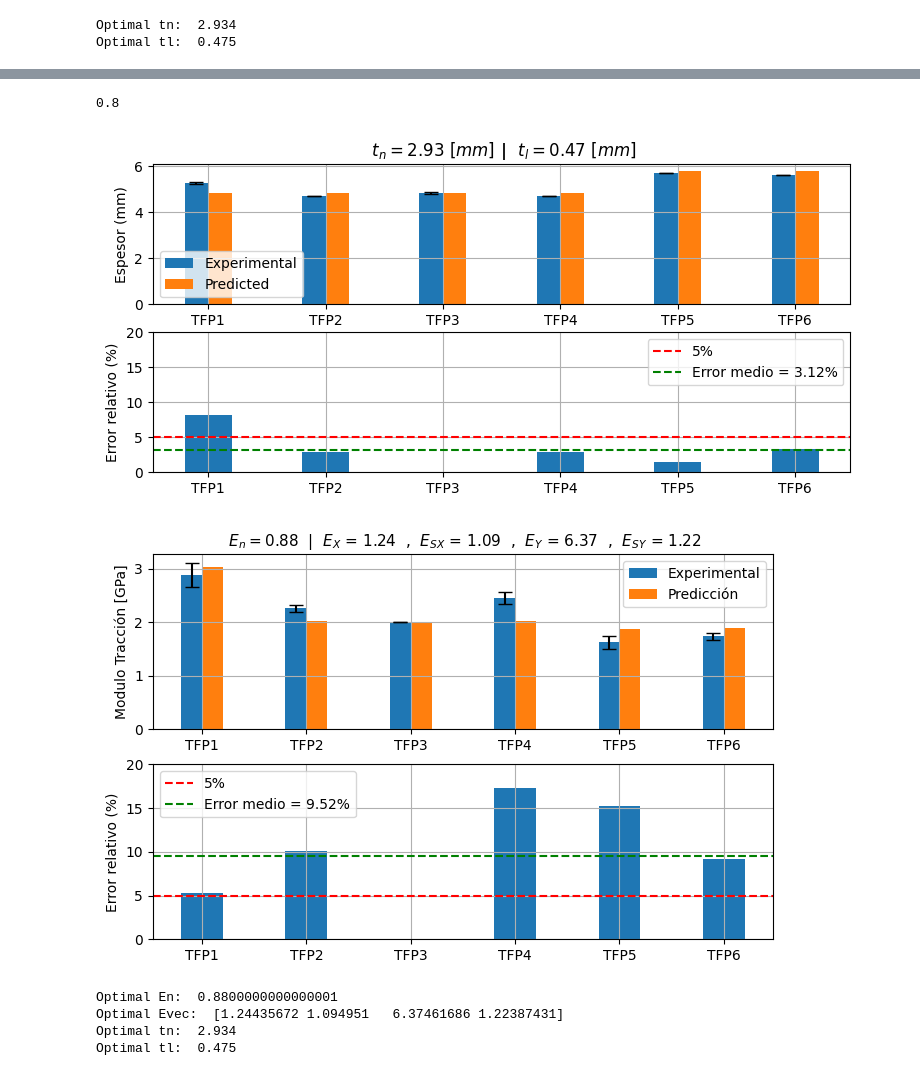
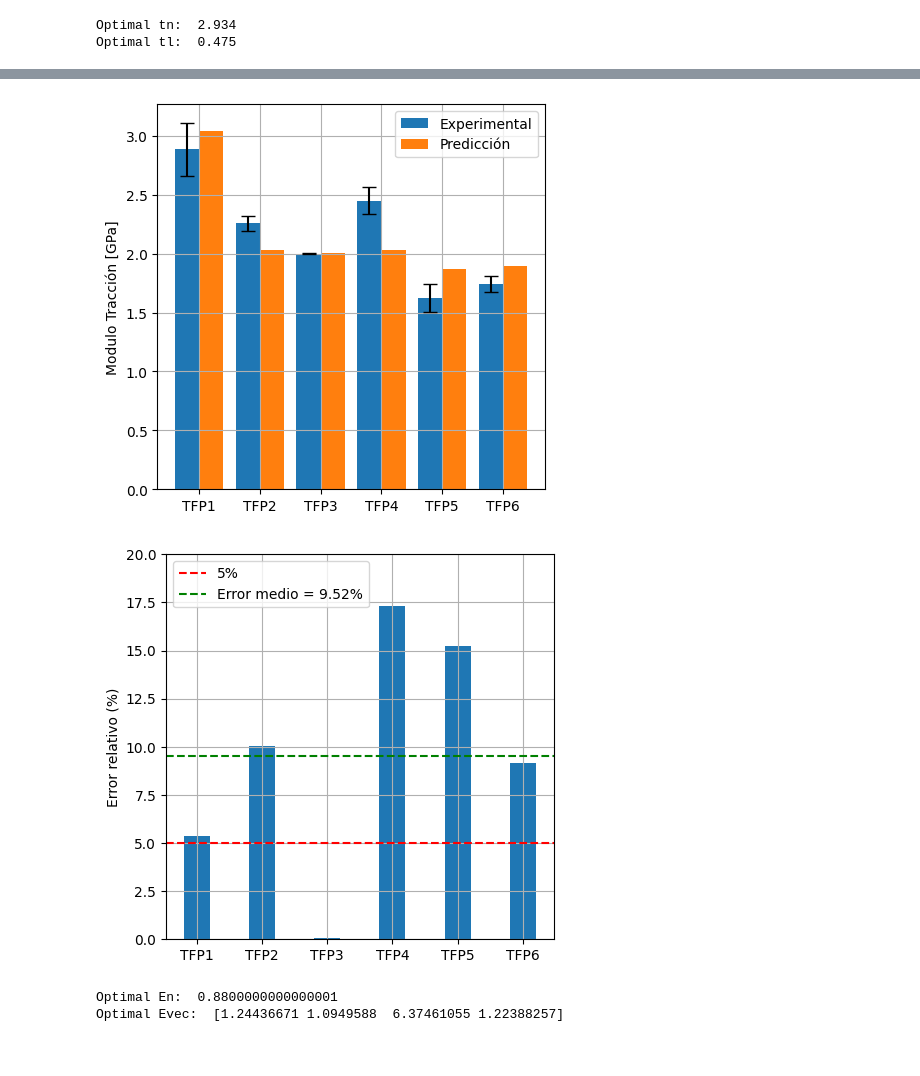
Before and after one commit to AdvancedMaterialSimulation/CITISENS_Composite, a Jupyter notebook: scripts_finals/01_metodo/01_traccion/01_optim/main.ipynb, the cells around one changed output, grey strips where cells are left out. Saved outputs shown, nothing was run; the diff lists cells and outputs as text; code cells hidden in the pictures.

```diff
--- a/scripts_finals/01_metodo/01_traccion/01_optim/main.ipynb
+++ b/scripts_finals/01_metodo/01_traccion/01_optim/main.ipynb
@@ -190,12 +178,10 @@ En_0 = 1000
 
 E_eff_pred = E_effective(En_0,Eresina,Efibra)
 # %%
-from validation.experimental import  nucleo
-E_nucleo_exp_Mpa = nucleo()["young modulus [MPa]"]
-E_nucleo_exp = E_nucleo_exp_Mpa/1000
-print(E_nucleo_exp)
+# from validation.experimental import  nucleo
+# E_nucleo_exp_Mpa = nucleo()["young modulus [MPa]"]
+# E_nucleo_exp = E_nucleo_exp_Mpa/1000
+# print(E_nucleo_exp)
-# %% [output]
-0.8
 # %%
 # minimize
 def objective_E(En,Eresina,Efibra):
@@ -239,23 +225,21 @@ Evec_opt = np.array([ModelX(Eresina_opt,Efibra_opt),
                         modelSY(Eresina_opt,Efibra_opt)])
 # %%
 from AnalyticalLayers.plot_E import plot_E
-from AnalyticalLayers.plt_thin import plt_thin
+# from AnalyticalLayers.plt_thin import plt_thin
 
-plt_thin(df_stats, tau_exp, tau_pred, tn_opt, tl_opt)
+# plt_thin(df_stats, tau_exp, tau_pred, tn_opt, tl_opt)
 plot_E(df_stats, E_eff_exp, E_eff_pred, Evec_opt, En_opt)
 # %% [output]
-[figure, old version]
+[figure, new version]
-[figure, old version]
+[figure, new version]
 # %%
 print("Optimal En: ", En_opt)
 print("Optimal Evec: ", Evec_opt)
-print("Optimal tn: ", tn_opt)
-print("Optimal tl: ", tl_opt)
+# print("Optimal tn: ", tn_opt)
+# print("Optimal tl: ", tl_opt)
 # %% [output]
 Optimal En:  0.8800000000000001
-Optimal Evec:  [1.24435672 1.094951   6.37461686 1.22387431]
-Optimal tn:  2.934
-Optimal tl:  0.475
+Optimal Evec:  [1.24436671 1.0949588  6.37461055 1.22388257]
 # %%
 df_layers = pd.DataFrame({"Evec [GPa]": Evec_opt}, index=["X","SX","Y","SY"])
 # add nuclueo
```
Also changed, not shown: parts of 9 cells of this notebook, 24 other files.
